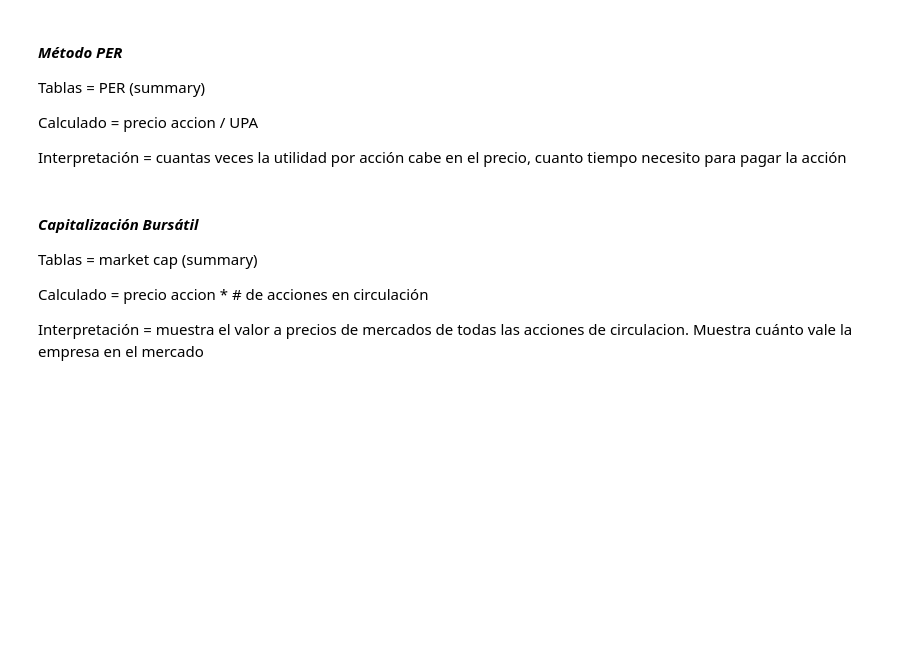
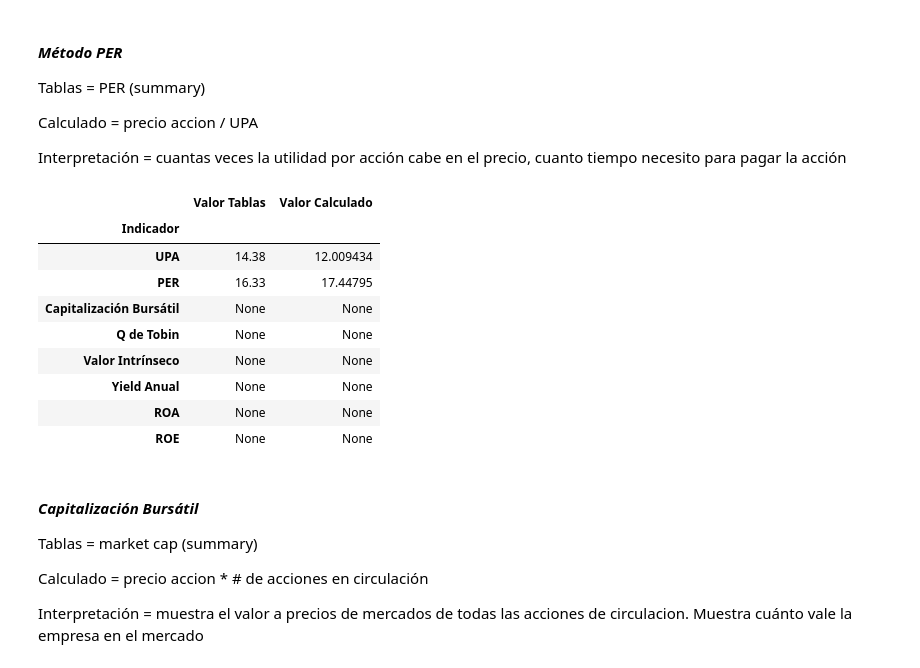
Before and after one commit to gabilang12/finanzas_corporativas, a Jupyter notebook: fc_parte_6.ipynb, the cells around one changed output. Cells and saved outputs as stored; diff of their text form; code cells hidden in the pictures; blank space fills up the shorter version.

```diff
--- a/fc_parte_6.ipynb
+++ b/fc_parte_6.ipynb
@@ -369,6 +393,21 @@ Tablas = PER (summary)
 Calculado = precio accion / UPA
 
 Interpretación = cuantas veces la utilidad por acción cabe en el precio, cuanto tiempo necesito para pagar la acción
+# %%
+indicadores['Valor Tablas']['PER'] = summary['Value']['PE Ratio (TTM)'] #tener en cuenta que este es trimestral, no anual
+indicadores['Valor Calculado']['PER'] = float(info_financiera['Valores']['Precio Acción']) / float(indicadores['Valor Calculado']['UPA'])
+indicadores
+# %% [output]
+|  | Valor Tablas | Valor Calculado |
+| Indicador |  |  |
+| UPA | 14.38 | 12.009434 |
+| PER | 16.33 | 17.44795 |
+| Capitalización Bursátil | None | None |
+| Q de Tobin | None | None |
+| Valor Intrínseco | None | None |
+| Yield Anual | None | None |
+| ROA | None | None |
+| ROE | None | None |
 # %% [markdown]
 #### *Capitalización Bursátil*
 
```
Also changed, not shown: parts of 6 cells of this notebook.
